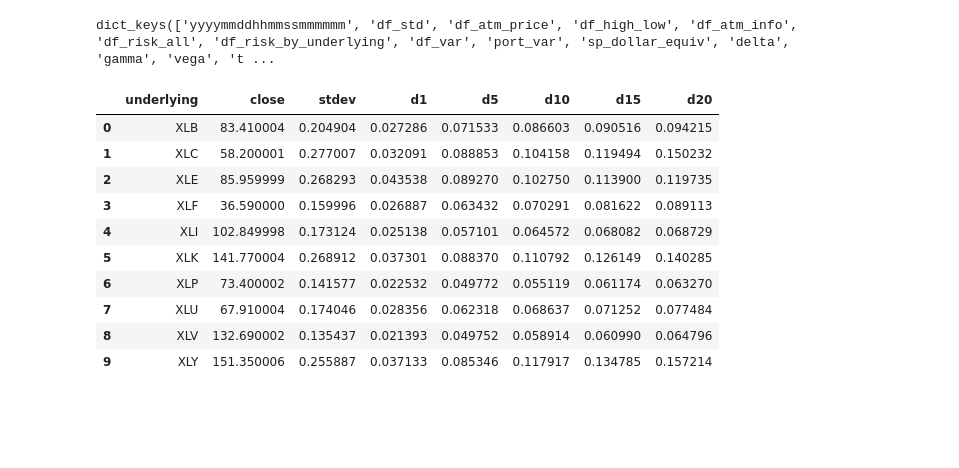
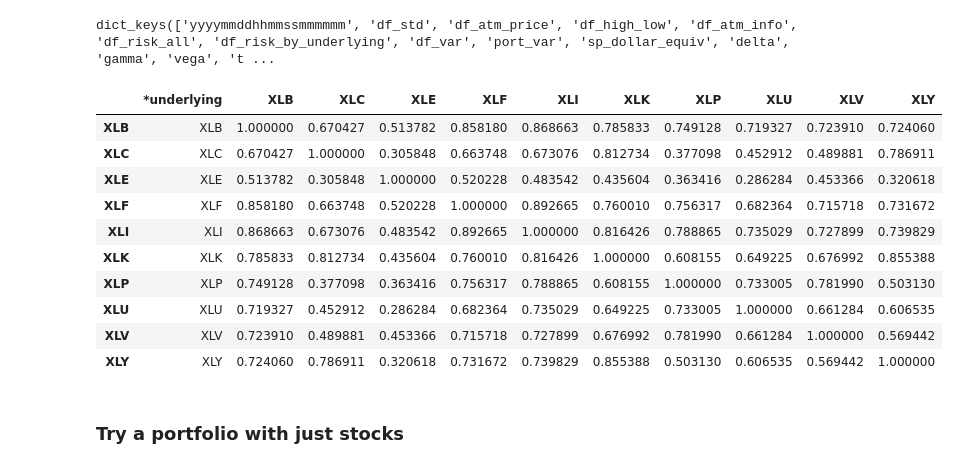
Before and after one commit to bgithub1/risktables, a Jupyter notebook: risktables/risk_example_1.ipynb, the cells around one changed output. Drawn from its saved outputs; the diff is of its cells as text; code cells hidden in the pictures; blank space fills up the shorter version.

Commit message:
fix display of correlation tables

```diff
--- a/risktables/risk_example_1.ipynb
+++ b/risktables/risk_example_1.ipynb
@@ -299,16 +299,18 @@ risk_dictionary.keys()
 # %% [output]
 dict_keys(['yyyymmddhhmmssmmmmmm', 'df_std', 'df_atm_price', 'df_high_low', 'df_atm_info', 'df_risk_all', 'df_risk_by_underlying', 'df_var', 'port_var', 'sp_dollar_equiv', 'delta', 'gamma', 'vega', 't ...
 # %%
-pd.DataFrame(risk_dictionary['df_atm_info'])
+pd.DataFrame(risk_dictionary['df_corr'])
 # %% [output]
-|  | underlying | close | stdev | d1 | d5 | d10 | d15 | d20 |
-| 0 | XLB | 83.410004 | 0.204904 | 0.027286 | 0.071533 | 0.086603 | 0.090516 | 0.094215 |
-| 1 | XLC | 58.200001 | 0.277007 | 0.032091 | 0.088853 | 0.104158 | 0.119494 | 0.150232 |
-| 2 | XLE | 85.959999 | 0.268293 | 0.043538 | 0.089270 | 0.102750 | 0.113900 | 0.119735 |
-| 3 | XLF | 36.590000 | 0.159996 | 0.026887 | 0.063432 | 0.070291 | 0.081622 | 0.089113 |
-| 4 | XLI | 102.849998 | 0.173124 | 0.025138 | 0.057101 | 0.064572 | 0.068082 | 0.068729 |
-| 5 | XLK | 141.770004 | 0.268912 | 0.037301 | 0.088370 | 0.110792 | 0.126149 | 0.140285 |
-| 6 | XLP | 73.400002 | 0.141577 | 0.022532 | 0.049772 | 0.055119 | 0.061174 | 0.063270 |
-| 7 | XLU | 67.910004 | 0.174046 | 0.028356 | 0.062318 | 0.068637 | 0.071252 | 0.077484 |
-| 8 | XLV | 132.690002 | 0.135437 | 0.021393 | 0.049752 | 0.058914 | 0.060990 | 0.064796 |
-| 9 | XLY | 151.350006 | 0.255887 | 0.037133 | 0.085346 | 0.117917 | 0.134785 | 0.157214 |
+|  | *underlying | XLB | XLC | XLE | XLF | XLI | XLK | XLP | XLU | XLV | XLY |
+| XLB | XLB | 1.000000 | 0.670427 | 0.513782 | 0.858180 | 0.868663 | 0.785833 | 0.749128 | 0.719327 | 0.723910 | 0.724060 |
+| XLC | XLC | 0.670427 | 1.000000 | 0.305848 | 0.663748 | 0.673076 | 0.812734 | 0.377098 | 0.452912 | 0.489881 | 0.786911 |
+| XLE | XLE | 0.513782 | 0.305848 | 1.000000 | 0.520228 | 0.483542 | 0.435604 | 0.363416 | 0.286284 | 0.453366 | 0.320618 |
+| XLF | XLF | 0.858180 | 0.663748 | 0.520228 | 1.000000 | 0.892665 | 0.760010 | 0.756317 | 0.682364 | 0.715718 | 0.731672 |
+| XLI | XLI | 0.868663 | 0.673076 | 0.483542 | 0.892665 | 1.000000 | 0.816426 | 0.788865 | 0.735029 | 0.727899 | 0.739829 |
+| XLK | XLK | 0.785833 | 0.812734 | 0.435604 | 0.760010 | 0.816426 | 1.000000 | 0.608155 | 0.649225 | 0.676992 | 0.855388 |
+| XLP | XLP | 0.749128 | 0.377098 | 0.363416 | 0.756317 | 0.788865 | 0.608155 | 1.000000 | 0.733005 | 0.781990 | 0.503130 |
+| XLU | XLU | 0.719327 | 0.452912 | 0.286284 | 0.682364 | 0.735029 | 0.649225 | 0.733005 | 1.000000 | 0.661284 | 0.606535 |
+| XLV | XLV | 0.723910 | 0.489881 | 0.453366 | 0.715718 | 0.727899 | 0.676992 | 0.781990 | 0.661284 | 1.000000 | 0.569442 |
+| XLY | XLY | 0.724060 | 0.786911 | 0.320618 | 0.731672 | 0.739829 | 0.855388 | 0.503130 | 0.606535 | 0.569442 | 1.000000 |
+# %% [markdown]
+### Try a portfolio with just stocks
```
Also changed, not shown: parts of 2 cells of this notebook, 2 other files.
